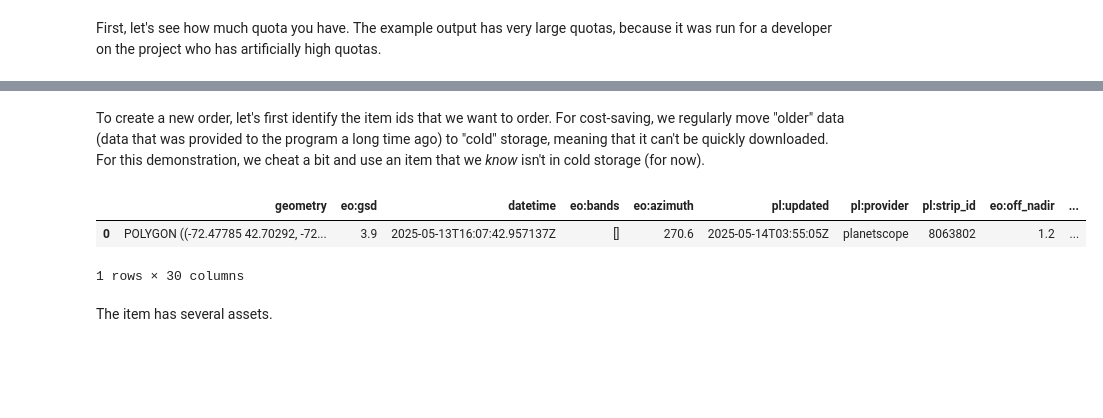
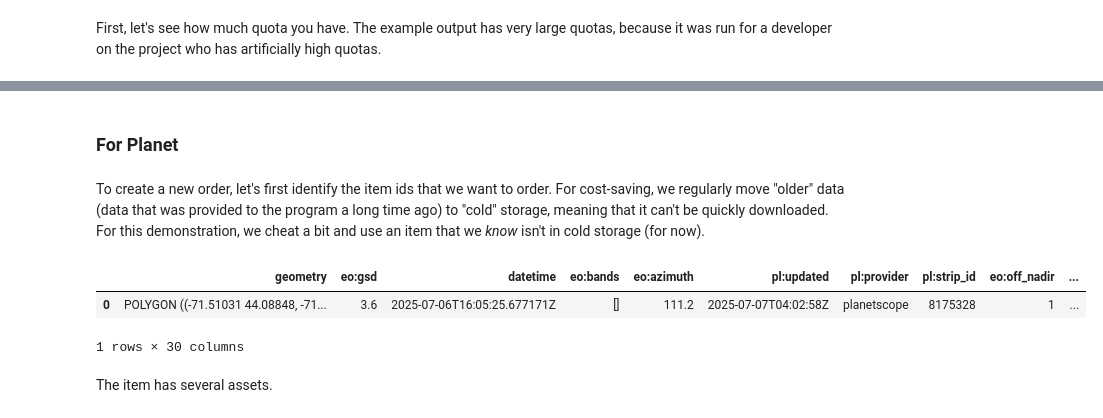
Before and after one commit to NASA-IMPACT/csda-client, a Jupyter notebook: docs/examples/search-and-download.ipynb, the cells around one changed output, grey strips where cells are left out. Saved outputs shown, nothing was run; the diff lists cells and outputs as text; code cells hidden in the pictures; blank space fills up the shorter version.

```diff
--- a/docs/examples/search-and-download.ipynb
+++ b/docs/examples/search-and-download.ipynb
@@ -28,3 +26,9 @@ LONGMONT_CO_USA = {"type": "Point", "coordinates": [-105.1019, 40.1672]}
+# %%
+PLANET_ITEM_ID = "PSScene-20250706_160525_67_24c6"
+SATELLOGIC_ITEM_ID = "20251123_221219_589_SN41_L1D_SR_MS_333174"
+
+LONGMONT_CO_USA = {"type": "Point", "coordinates": [-105.1019, 40.1672]}
+STEWART_NEVADA_USA = {"type": "Point", "coordinates": [-114.39874274521466, 36.349580984447435]}
 # %% [markdown]
 ## Collection search
 
@@ -156,3 +211,5 @@ tabulate.tabulate(rows, headers=["Vendor", "Quota", "Quota unit"], tablefmt="htm
+# %% [markdown]
+### For Planet
 # %% [markdown]
 To create a new order, let's first identify the item ids that we want to order.
 For cost-saving, we regularly move "older" data (data that was provided to the program a long time ago) to "cold" storage, meaning that it can't be quickly downloaded.
@@ -160,15 +217,15 @@ For this demonstration, we cheat a bit and use an item that we _know_ isn't in c
 # %%
 item_search = stac_client.search(
     collections=["planet"],
-    ids=["PSScene-20250513_160742_95_253a"],
+    ids=[PLANET_ITEM_ID],
 )
 item_collection = item_search.item_collection()
 assert len(item_collection) == 1
 data_frame = GeoDataFrame.from_features(item_collection.to_dict())
 data_frame
 # %% [output]
 |  | geometry | eo:gsd | datetime | eo:bands | eo:azimuth | pl:updated | pl:provider | pl:strip_id | eo:off_nadir | ... |
-| 0 | POLYGON ((-72.47785 42.70292, -72... | 3.9 | 2025-05-13T16:07:42.957137Z | [] | 270.6 | 2025-05-14T03:55:05Z | planetscope | 8063802 | 1.2 | ... |
+| 0 | POLYGON ((-71.51031 44.08848, -71... | 3.6 | 2025-07-06T16:05:25.677171Z | [] | 111.2 | 2025-07-07T04:02:58Z | planetscope | 8175328 | 1 | ... |
 1 rows × 30 columns
 # %% [markdown]
 The item has several assets.
```
Also changed, not shown: parts of 23 cells of this notebook.
